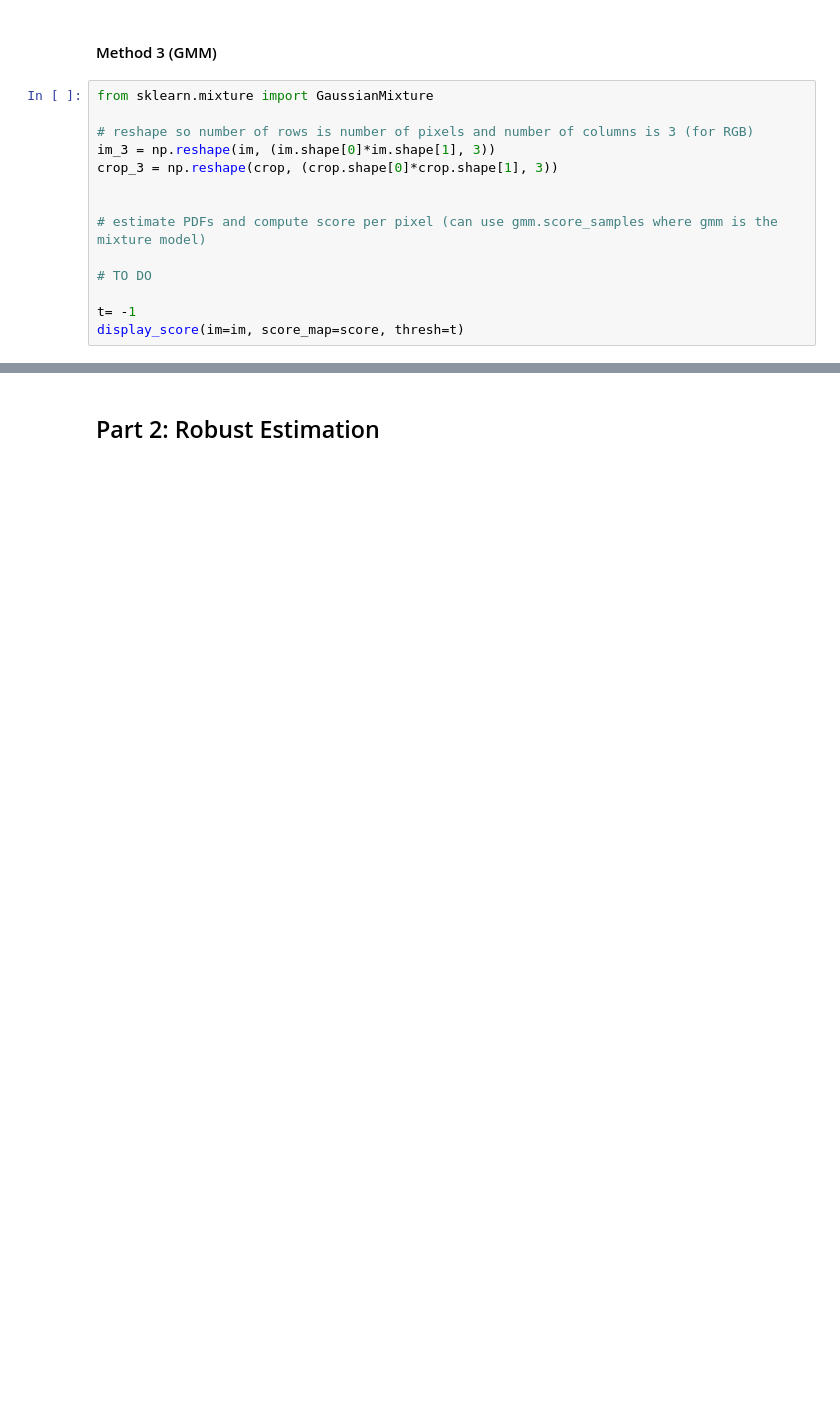
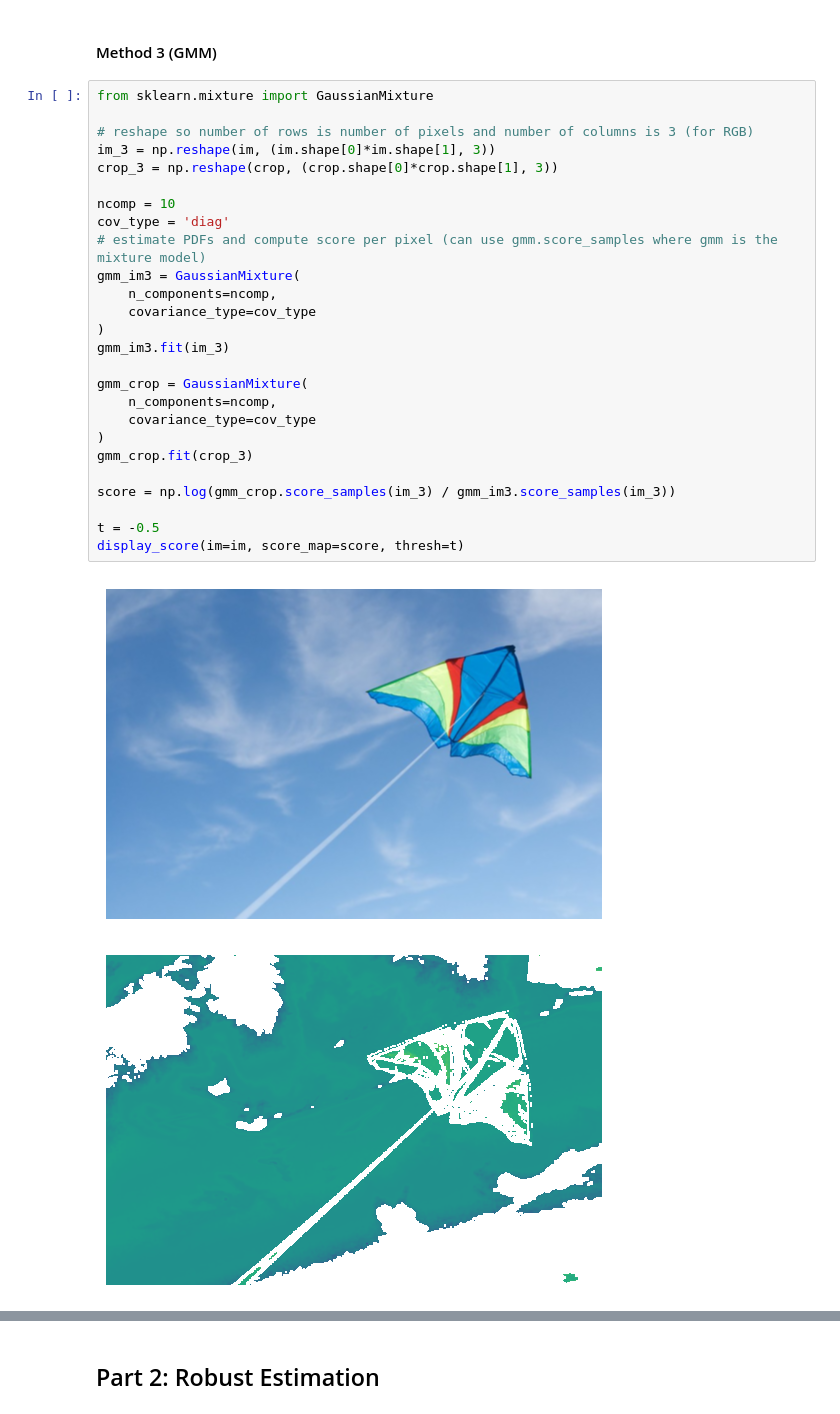
Before and after one commit to Slijeff/cs441, a Jupyter notebook: hw3/CS441_SP24_HW3_Starter.ipynb, the cells around one changed output, grey strips where cells are left out. Cells and saved outputs as stored; diff of their text form; blank space fills up the shorter version.

```diff
--- a/hw3/CS441_SP24_HW3_Starter.ipynb
+++ b/hw3/CS441_SP24_HW3_Starter.ipynb
@@ -134,14 +156,29 @@ display_score(im=im, score_map=score, thresh=t)
 # %%
 from sklearn.mixture import GaussianMixture
 
 # reshape so number of rows is number of pixels and number of columns is 3 (for RGB)
 im_3 = np.reshape(im, (im.shape[0]*im.shape[1], 3))
 crop_3 = np.reshape(crop, (crop.shape[0]*crop.shape[1], 3))
 
+ncomp = 10
+cov_type = 'diag'
+# estimate PDFs and compute score per pixel (can use gmm.score_samples where gmm is the mixture model)
+gmm_im3 = GaussianMixture(
+    n_components=ncomp,
+    covariance_type=cov_type
+)
+gmm_im3.fit(im_3)
 
-# estimate PDFs and compute score per pixel (can use gmm.score_samples where gmm is the mixture model)
+gmm_crop = GaussianMixture(
+    n_components=ncomp,
+    covariance_type=cov_type
+)
+gmm_crop.fit(crop_3)
 
-# TO DO
+score = np.log(gmm_crop.score_samples(im_3) / gmm_im3.score_samples(im_3))
 
-t= -1
+t = -0.5
 display_score(im=im, score_map=score, thresh=t)
+# %% [output]
+[figure, added]
+[figure, added]
```
Also changed, not shown: parts of 9 cells of this notebook.
